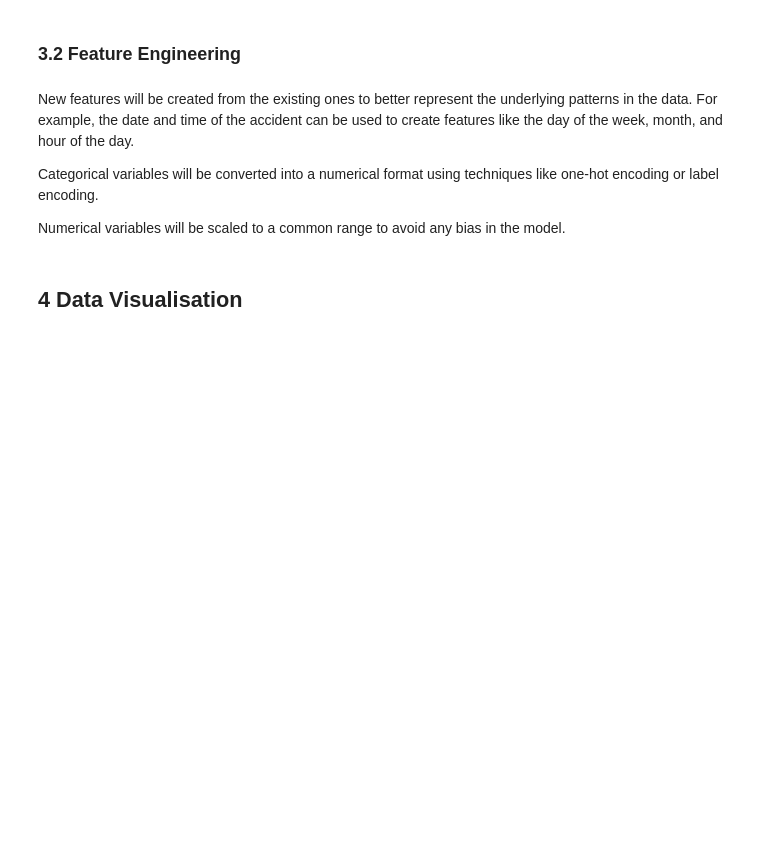
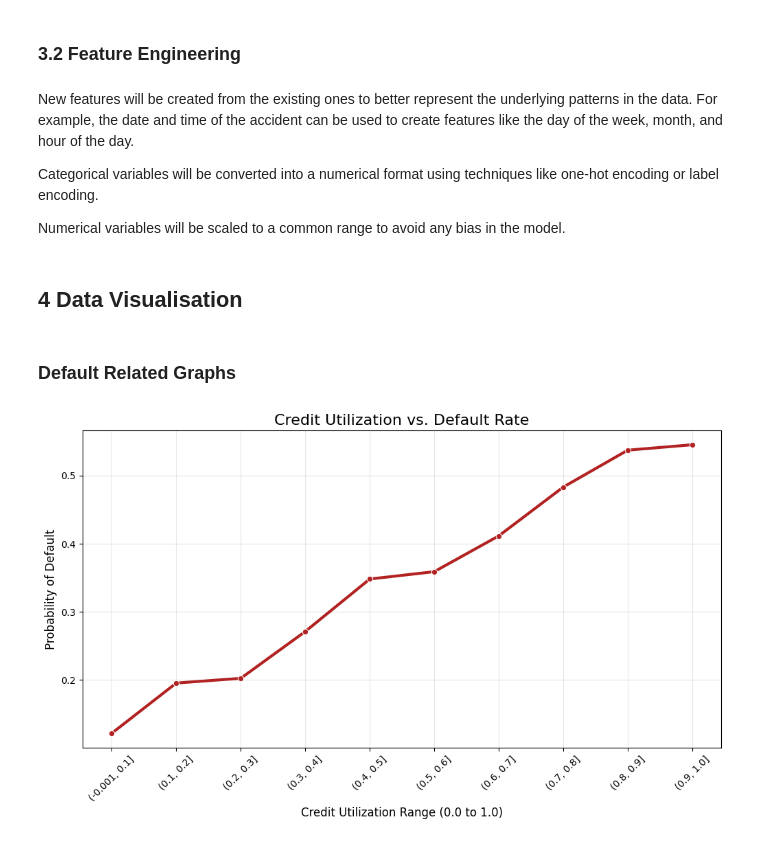
Before and after one commit to Donks9504/Business-Intelligence-and-Data-Mining, a Jupyter notebook: Minimising finanical loss through default and fraud patterns.ipynb, the cells around one changed output. Drawn from its saved outputs; the diff is of its cells as text; code cells hidden in the pictures; blank space fills up the shorter version.

Commit message:
Add files via upload
uploaded graphs, cluster graphs, prediction models

```diff
--- a/Minimising finanical loss through default and fraud patterns.ipynb
+++ b/Minimising finanical loss through default and fraud patterns.ipynb
@@ -179,3 +179,27 @@ Categorical variables will be converted into a numerical format using techniques
 Numerical variables will be scaled to a common range to avoid any bias in the model.
 # %% [markdown]
 ## 4 Data Visualisation
+# %% [markdown]
+### Default Related Graphs
+# %%
+# 1. Create Utilization Bins (Grouping makes the correlation much clearer)
+df['util_bins'] = pd.cut(df['Credit_Utilization_Ratio'], bins=10)
+
+# 2. Calculate the mean default rate per bin
+util_trend = df.groupby('util_bins', observed=True)['Defaulted'].mean().reset_index()
+
+# 3. Convert the bins to strings for the x-axis
+util_trend['util_bins'] = util_trend['util_bins'].astype(str)
+
+# 4. Plot the trend
+plt.figure(figsize=(12, 6))
+sns.lineplot(data=util_trend, x='util_bins', y='Defaulted', marker='o', color='firebrick', linewidth=3)
+
+plt.title('Credit Utilization vs. Default Rate', fontsize=16)
+plt.xlabel('Credit Utilization Range (0.0 to 1.0)', fontsize=12)
+plt.ylabel('Probability of Default', fontsize=12)
+plt.xticks(rotation=45)
+plt.grid(True, alpha=0.3)
+plt.show()
+# %% [output]
+[figure, added]
```
Also changed, not shown: parts of 18 cells of this notebook.
